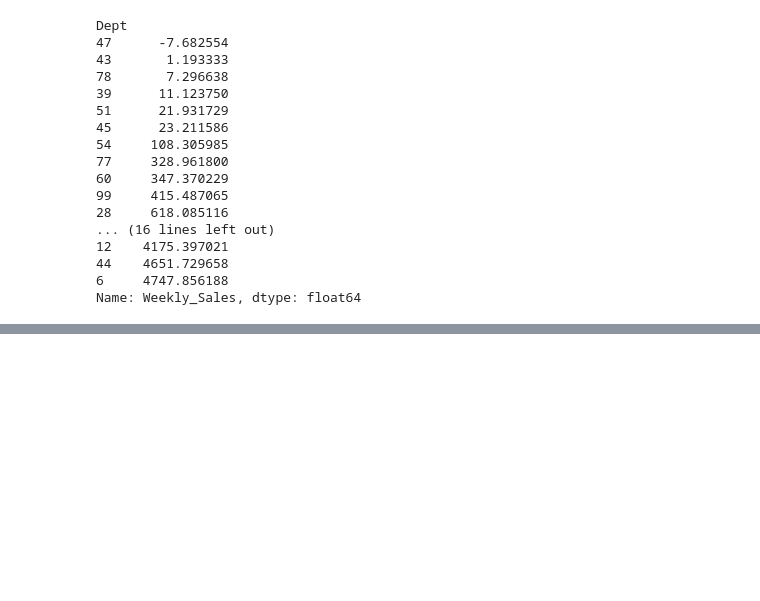
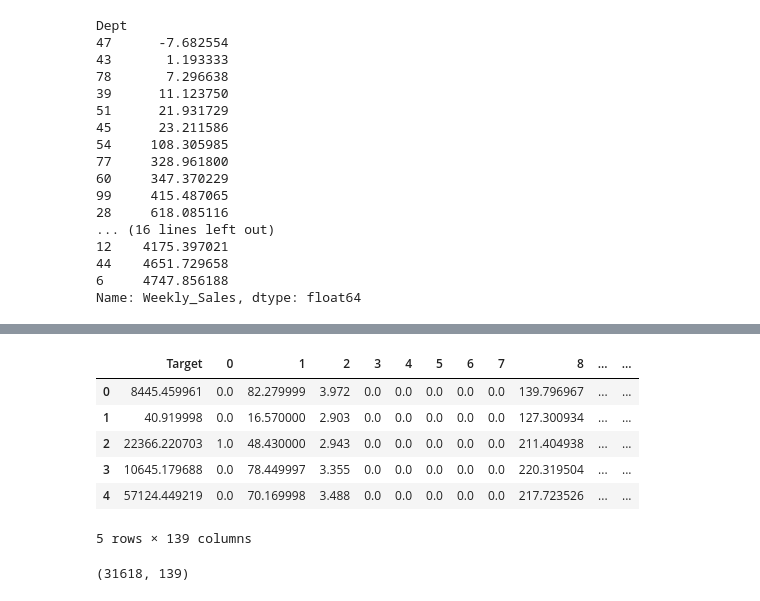
Before and after one commit to virgilio-murillo/aws-samples, a Jupyter notebook: sagemaker/retail_sales_prediction.ipynb, the cells around one changed output, grey strips where cells are left out. Drawn from its saved outputs; the diff is of its cells as text; code cells hidden in the pictures; blank space fills up the shorter version.

```diff
--- a/sagemaker/retail_sales_prediction.ipynb
+++ b/sagemaker/retail_sales_prediction.ipynb
@@ -635,0 +721,18 @@ y =
+# %%
+val_data = pd.DataFrame({'Target': y_val[:,0]})
+for i in range(X_val.shape[1]):
+    val_data[i] = X_val[:,i]
+# %%
+val_data.head()
+# %% [output]
+|  | Target | 0 | 1 | 2 | 3 | 4 | 5 | 6 | 7 | 8 | ... | ... |
+| 0 | 8445.459961 | 0.0 | 82.279999 | 3.972 | 0.0 | 0.0 | 0.0 | 0.0 | 0.0 | 139.796967 | ... | ... |
+| 1 | 40.919998 | 0.0 | 16.570000 | 2.903 | 0.0 | 0.0 | 0.0 | 0.0 | 0.0 | 127.300934 | ... | ... |
+| 2 | 22366.220703 | 1.0 | 48.430000 | 2.943 | 0.0 | 0.0 | 0.0 | 0.0 | 0.0 | 211.404938 | ... | ... |
+| 3 | 10645.179688 | 0.0 | 78.449997 | 3.355 | 0.0 | 0.0 | 0.0 | 0.0 | 0.0 | 220.319504 | ... | ... |
+| 4 | 57124.449219 | 0.0 | 70.169998 | 3.488 | 0.0 | 0.0 | 0.0 | 0.0 | 0.0 | 217.723526 | ... | ... |
+5 rows × 139 columns
+# %%
+val_data.shape
+# %% [output]
+(31618, 139)
```
Also changed, not shown: parts of 41 cells of this notebook.
